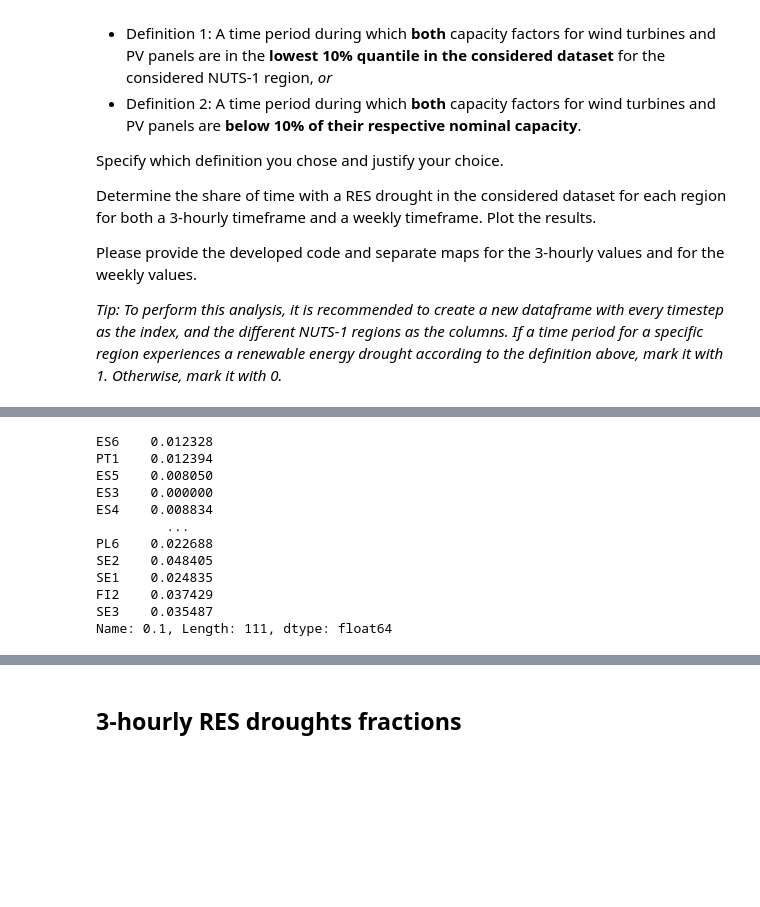
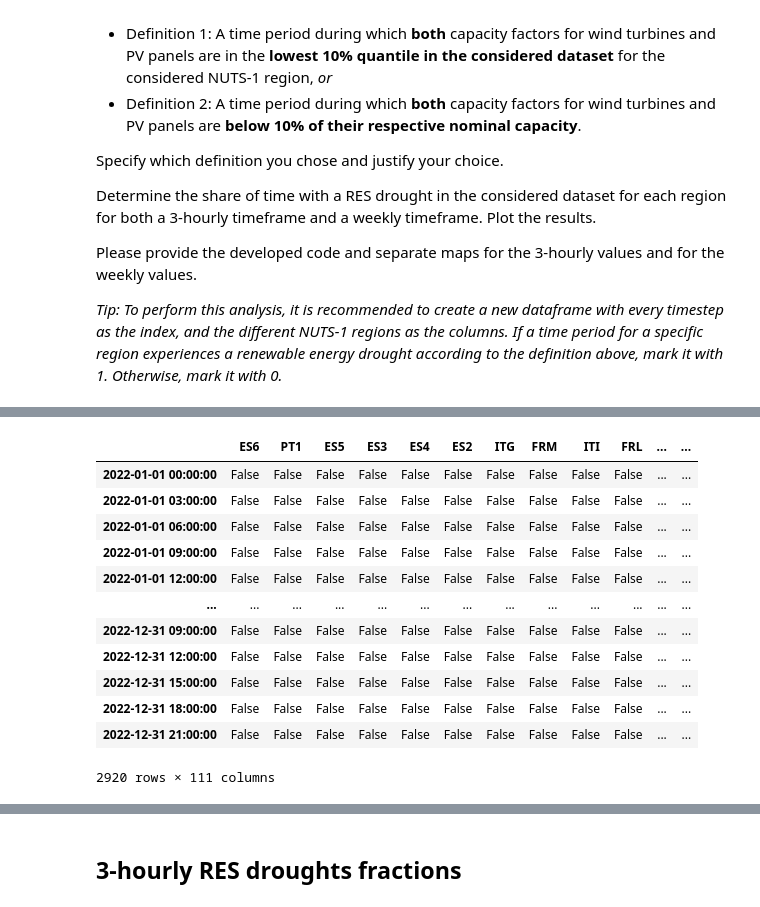
Before and after one commit to victorelgersma/dafs, a Jupyter notebook: final_assignment/AssignmentESMFinal.ipynb, the cells around one changed output, grey strips where cells are left out. Drawn from its saved outputs; the diff is of its cells as text; code cells hidden in the pictures; blank space fills up the shorter version.

```diff
--- a/final_assignment/AssignmentESMFinal.ipynb
+++ b/final_assignment/AssignmentESMFinal.ipynb
@@ -946,15 +984,0 @@ def has_drought_definition_2(cf_wind: pd.Series, cf_pv: pd.Series, q=0.10) -> pd
-# %%
-df_wind.quantile(0.1)
-# %% [output]
-ES6    0.012328
-PT1    0.012394
-ES5    0.008050
-ES3    0.000000
-ES4    0.008834
-         ...
-PL6    0.022688
-SE2    0.048405
-SE1    0.024835
-FI2    0.037429
-SE3    0.035487
-Name: 0.1, Length: 111, dtype: float64
@@ -963,0 +985,22 @@ df_has_drought = has_drought_definition_1(df_wind, df_pv)
+# %%
+# 1. Create dictionaries to hold your series
+drought_3h_dict = {}
+drought_weekly_dict = {}
+
+for region in df_wind.columns:
+    # --- 3-Hourly Analysis ---
+    # Result is a Series
+    drought_3h_dict[region] = has_drought_quantile(df_wind[region], df_pv[region])
+
+    # --- Weekly Analysis ---
+    wind_weekly = df_wind[region].resample('W').mean()
+    pv_weekly = df_pv[region].resample('W').mean()
+    drought_weekly_dict[region] = has_drought_quantile(wind_weekly, pv_weekly)
+
+# 2. Combine all columns at once (This is much faster and defragmented)
+df_drought_3h = pd.DataFrame(drought_3h_dict)
+df_drought_weekly = pd.DataFrame(drought_weekly_dict)
+
+# Now you can calculate your shares
+share_3h = df_drought_3h.mean()
+share_weekly = df_drought_weekly.mean()
@@ -964 +1011,17 @@ df_has_drought = has_drought_definition_1(df_wind, df_pv)
+# %%
+df_drought_3h
+# %% [output]
+|  | ES6 | PT1 | ES5 | ES3 | ES4 | ES2 | ITG | FRM | ITI | FRL | ... | ... |
+| 2022-01-01 00:00:00 | False | False | False | False | False | False | False | False | False | False | ... | ... |
+| 2022-01-01 03:00:00 | False | False | False | False | False | False | False | False | False | False | ... | ... |
+| 2022-01-01 06:00:00 | False | False | False | False | False | False | False | False | False | False | ... | ... |
+| 2022-01-01 09:00:00 | False | False | False | False | False | False | False | False | False | False | ... | ... |
+| 2022-01-01 12:00:00 | False | False | False | False | False | False | False | False | False | False | ... | ... |
+| ... | ... | ... | ... | ... | ... | ... | ... | ... | ... | ... | ... | ... |
+| 2022-12-31 09:00:00 | False | False | False | False | False | False | False | False | False | False | ... | ... |
+| 2022-12-31 12:00:00 | False | False | False | False | False | False | False | False | False | False | ... | ... |
+| 2022-12-31 15:00:00 | False | False | False | False | False | False | False | False | False | False | ... | ... |
+| 2022-12-31 18:00:00 | False | False | False | False | False | False | False | False | False | False | ... | ... |
+| 2022-12-31 21:00:00 | False | False | False | False | False | False | False | False | False | False | ... | ... |
+2920 rows × 111 columns
 # %%
```
Also changed, not shown: parts of 29 cells of this notebook, 7 other files.
